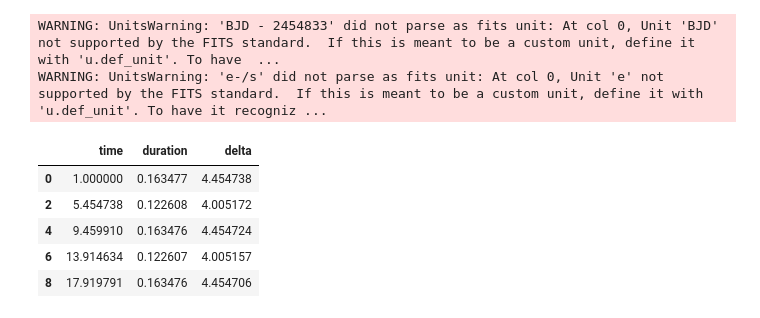
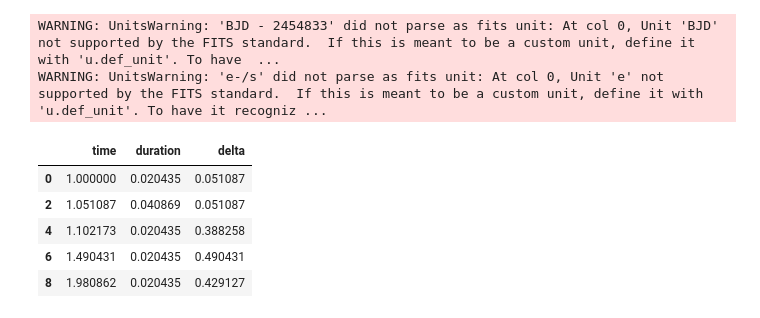
Before and after one commit to three-body-analysis/tris, a Jupyter notebook: src/cpop.ipynb, the cells around one changed output. Drawn from its saved outputs; the diff is of its cells as text; code cells hidden in the pictures.

```diff
--- a/src/cpop.ipynb
+++ b/src/cpop.ipynb
@@ -12,22 +15,22 @@ import nfft
 # %%
 from utils.set_dir_to_root import set_dir_to_root
 
 # Getting the Curve
 set_dir_to_root()
 with open("data/all_systems.txt") as f:
     all_systems = f.read().split(",")
-eclipses = get_eclipses(all_systems[0], "data/combined") #kplr006545018.fits
+eclipses = get_eclipses(all_systems[21], "data/combined")  #kplr006545018.fits
 #eclipses = eclipses.round({"delta":3})
 eclipses.head()
 # %% [output]
 WARNING: UnitsWarning: 'BJD - 2454833' did not parse as fits unit: At col 0, Unit 'BJD' not supported by the FITS standard.  If this is meant to be a custom unit, define it with 'u.def_unit'. To have  ...
 WARNING: UnitsWarning: 'e-/s' did not parse as fits unit: At col 0, Unit 'e' not supported by the FITS standard.  If this is meant to be a custom unit, define it with 'u.def_unit'. To have it recogniz ...
 |  | time | duration | delta |
-| 0 | 1.000000 | 0.163477 | 4.454738 |
-| 2 | 5.454738 | 0.122608 | 4.005172 |
-| 4 | 9.459910 | 0.163476 | 4.454724 |
-| 6 | 13.914634 | 0.122607 | 4.005157 |
-| 8 | 17.919791 | 0.163476 | 4.454706 |
+| 0 | 1.000000 | 0.020435 | 0.051087 |
+| 2 | 1.051087 | 0.040869 | 0.051087 |
+| 4 | 1.102173 | 0.020435 | 0.388258 |
+| 6 | 1.490431 | 0.020435 | 0.490431 |
+| 8 | 1.980862 | 0.020435 | 0.429127 |
 # %%
 from src.handle_double_eclipses import remove_doubles
 from src.noise_filtering import complete_filter
```
Also changed, not shown: parts of 10 cells of this notebook, 6 other files.
